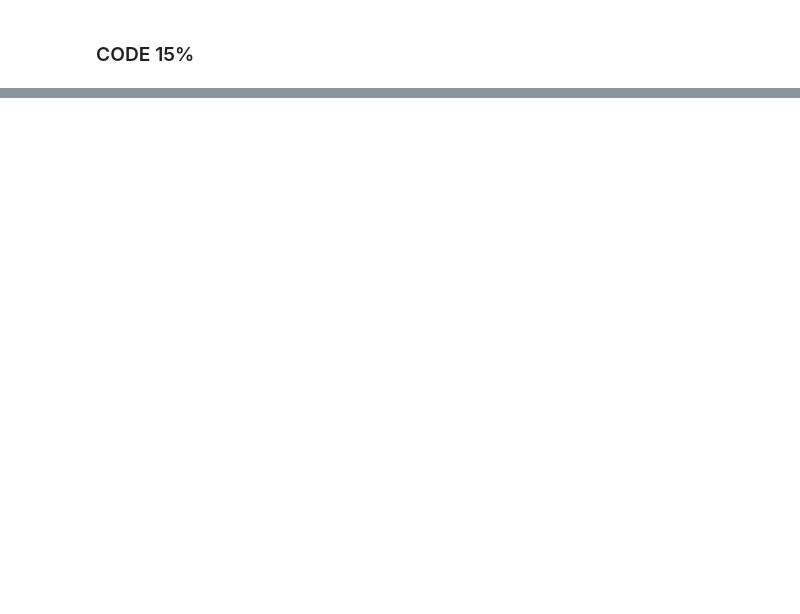
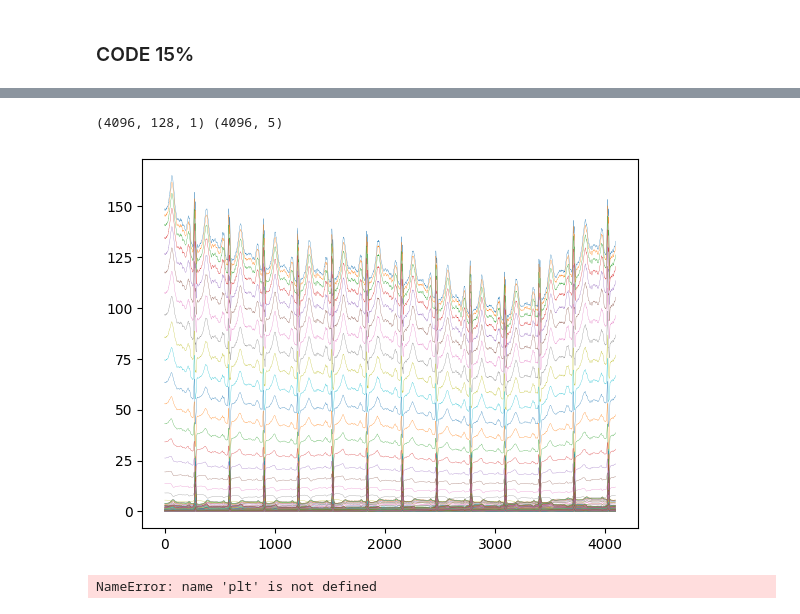
Before and after one commit to 6DEADSHOT9/Arrhythmic-Transformer, a Jupyter notebook: data conv.ipynb, the cells around one changed output, grey strips where cells are left out. Cells and saved outputs as stored; diff of their text form; code cells hidden in the pictures; blank space fills up the shorter version.

```diff
--- a/data conv.ipynb
+++ b/data conv.ipynb
@@ -43,0 +52,25 @@ print(zz.shape)
+# %%
+zzz = np.array(librosa.feature.melspectrogram(y = x, sr = 500))
+print(zzz.shape,x[:,1:6].shape)
+plt.plot(zzz[:,:,0], lw=0.2);
+# %% [output]
+(4096, 128, 1) (4096, 5)
+[figure, added]
+# %%
+# y = np.array(f['tracings'][0])[:, 12]
+# plt.plot(y,lw = 1);
+#increase the size of the plot
+# for j in range(10):
+
+plt.figure(figsize=(20,20))
+
+for i in range(0,12):
+    y = np.array(f['tracings'][j])[:, i]
+    y = normalize(y)
+    plt.suptitle(f"{f['exam_id'][j]} _ {j}")
+    plt.subplot(12,1,i+1)
+    plt.plot(y,lw = 1);
+#save as pdf
+    # plt.savefig(f'E:\Arrythmia\sample code15\{j}.pdf', dpi=300,format='pdf', bbox_inches='tight')
+# %% [output]
+NameError: name 'plt' is not defined
```
Also changed, not shown: parts of 6 cells of this notebook, 2 other files.
